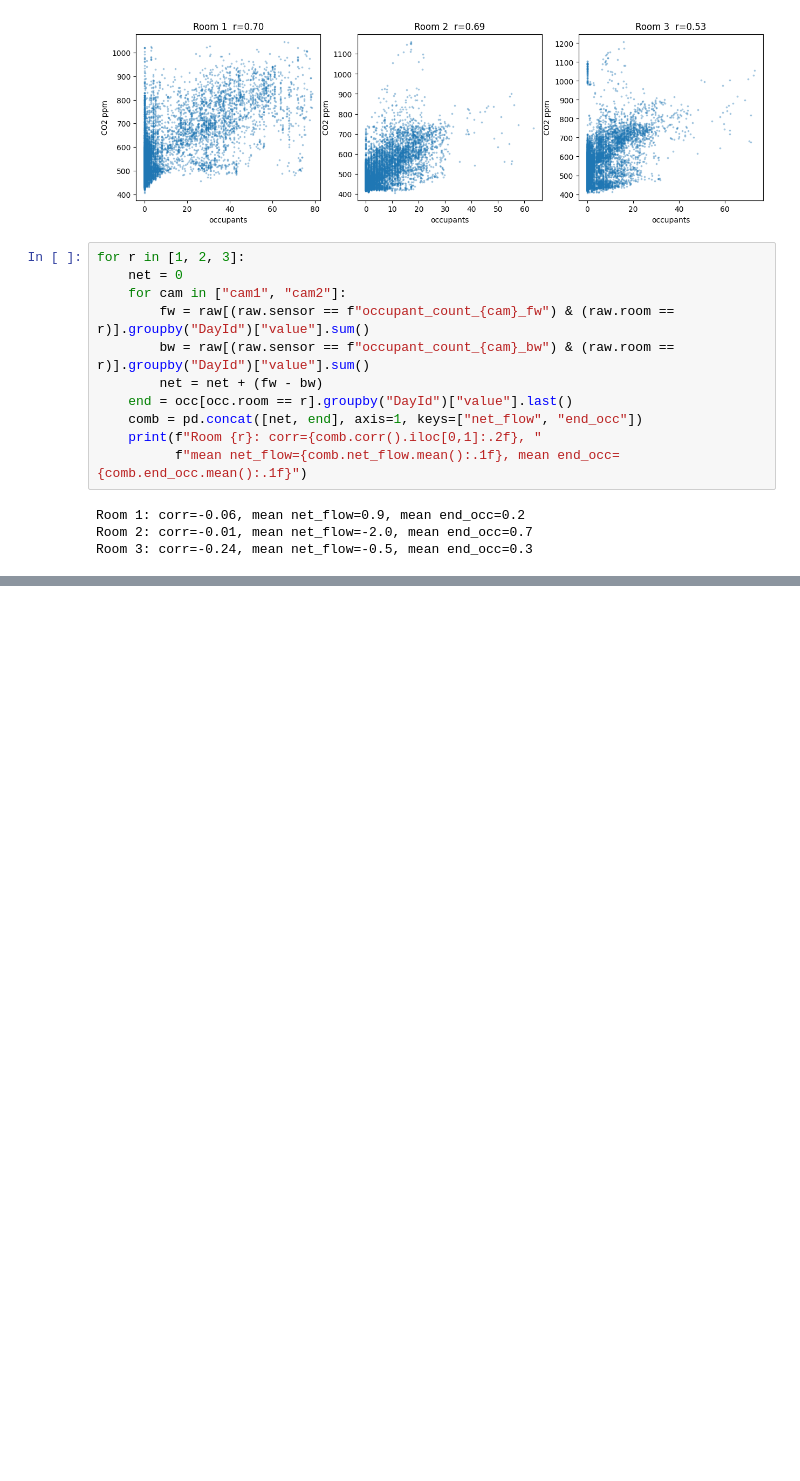
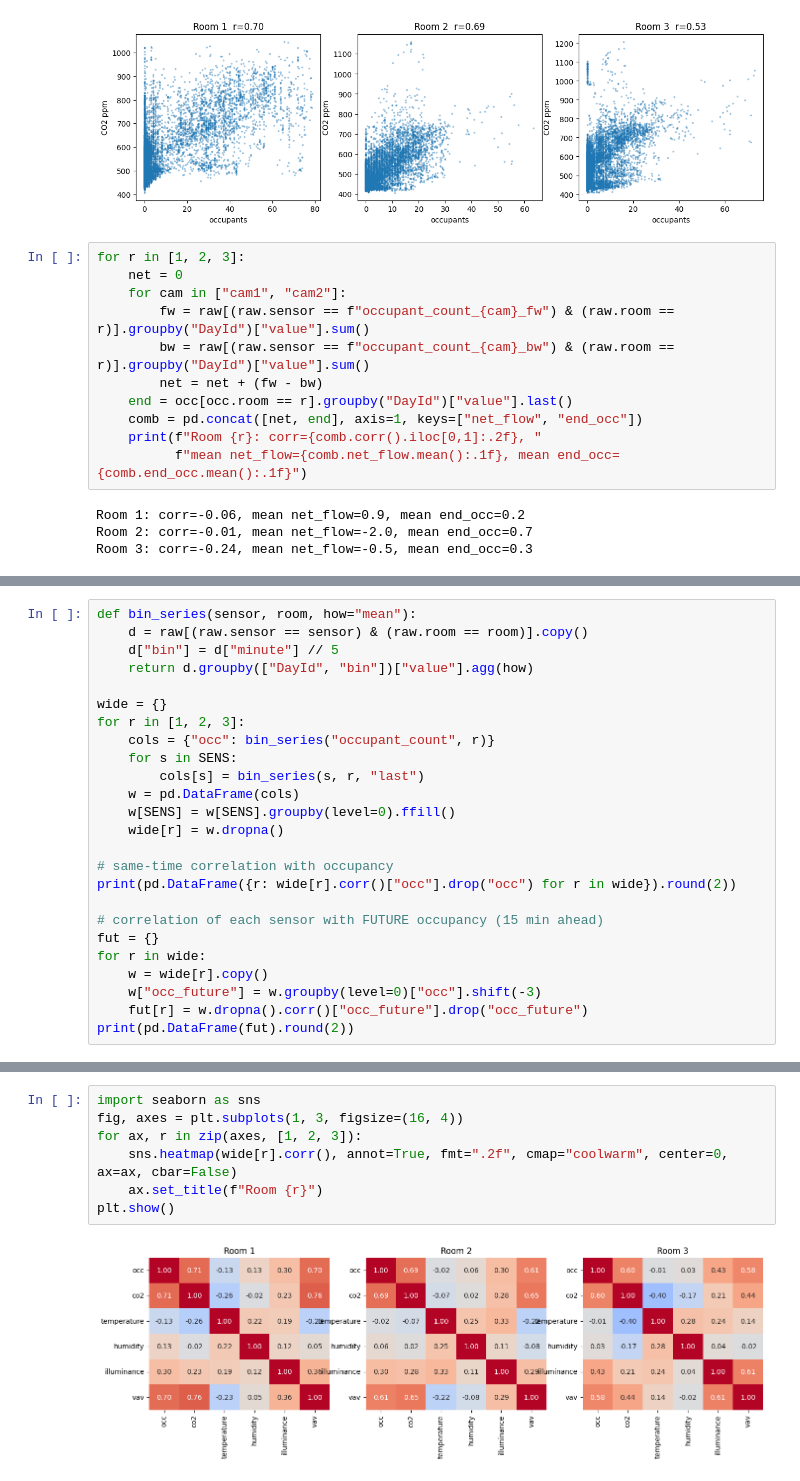
Before and after one commit to SimrahRuqiya/adaptive-district-backbone, a Jupyter notebook: notebooks/02_eda.ipynb, the cells around one changed output, grey strips where cells are left out. Drawn from its saved outputs; the diff is of its cells as text; blank space fills up the shorter version.

```diff
--- a/notebooks/02_eda.ipynb
+++ b/notebooks/02_eda.ipynb
@@ -223,0 +265,25 @@ Room 3: corr=-0.24, mean net_flow=-0.5, mean end_occ=0.3
+# %%
+def bin_series(sensor, room, how="mean"):
+    d = raw[(raw.sensor == sensor) & (raw.room == room)].copy()
+    d["bin"] = d["minute"] // 5
+    return d.groupby(["DayId", "bin"])["value"].agg(how)
+
+wide = {}
+for r in [1, 2, 3]:
+    cols = {"occ": bin_series("occupant_count", r)}
+    for s in SENS:
+        cols[s] = bin_series(s, r, "last")
+    w = pd.DataFrame(cols)
+    w[SENS] = w[SENS].groupby(level=0).ffill()
+    wide[r] = w.dropna()
+
+# same-time correlation with occupancy
+print(pd.DataFrame({r: wide[r].corr()["occ"].drop("occ") for r in wide}).round(2))
+
+# correlation of each sensor with FUTURE occupancy (15 min ahead)
+fut = {}
+for r in wide:
+    w = wide[r].copy()
+    w["occ_future"] = w.groupby(level=0)["occ"].shift(-3)
+    fut[r] = w.dropna().corr()["occ_future"].drop("occ_future")
+print(pd.DataFrame(fut).round(2))
@@ -223,0 +304,9 @@ Room 3: corr=-0.24, mean net_flow=-0.5, mean end_occ=0.3
+# %%
+import seaborn as sns
+fig, axes = plt.subplots(1, 3, figsize=(16, 4))
+for ax, r in zip(axes, [1, 2, 3]):
+    sns.heatmap(wide[r].corr(), annot=True, fmt=".2f", cmap="coolwarm", center=0, ax=ax, cbar=False)
+    ax.set_title(f"Room {r}")
+plt.show()
+# %% [output]
+[figure, added]
```
Also changed, not shown: parts of 5 cells of this notebook.
